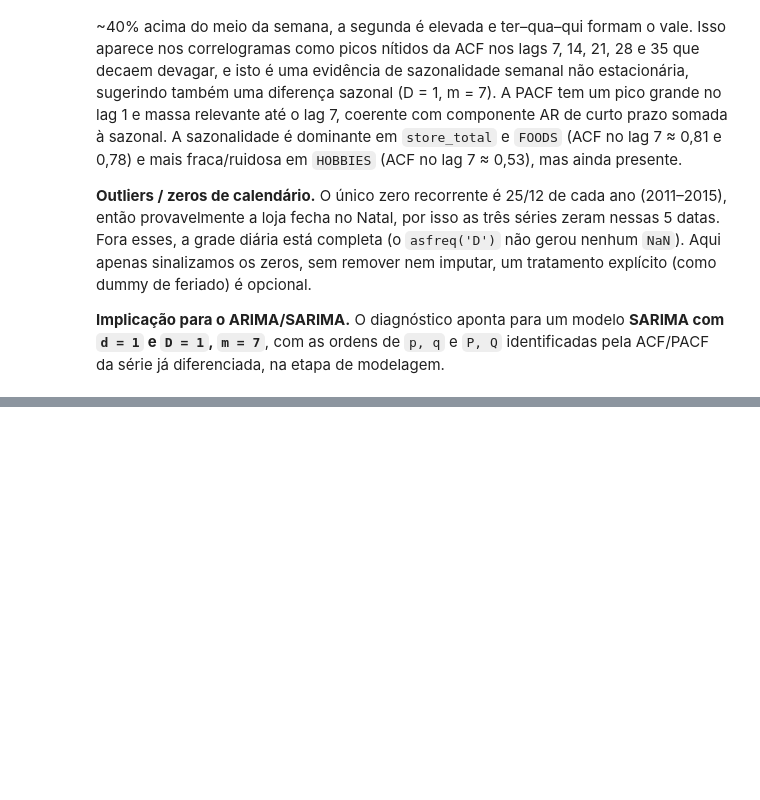
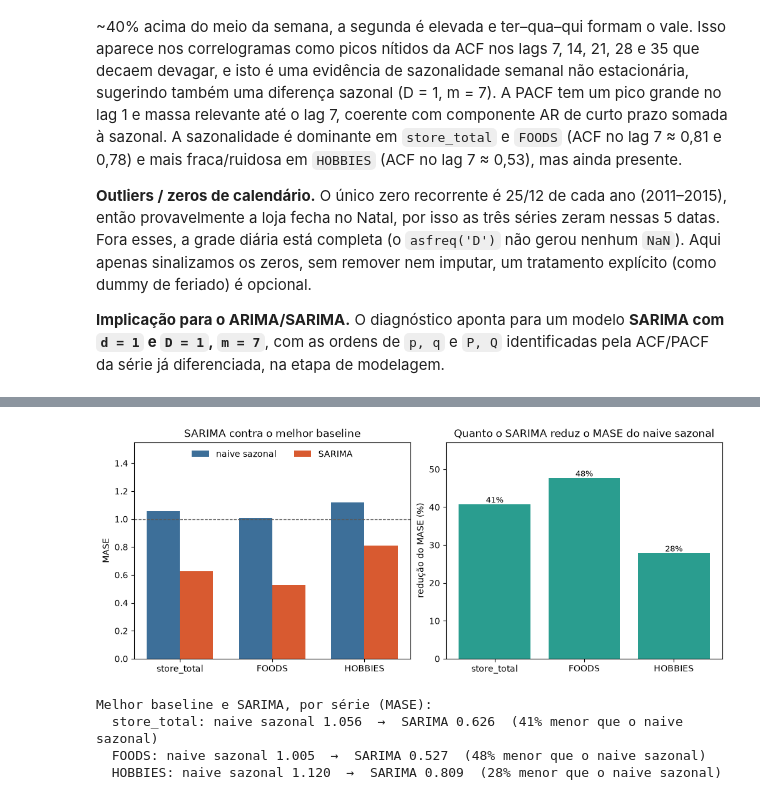
Before and after one commit to Nicholas2104/series-temporais-26-2, a Jupyter notebook: relatorio.ipynb, the cells around one changed output, grey strips where cells are left out. Saved outputs shown, nothing was run; the diff lists cells and outputs as text; code cells hidden in the pictures; blank space fills up the shorter version.

```diff
--- a/relatorio.ipynb
+++ b/relatorio.ipynb
@@ -76,0 +130,11 @@ display(resumo_zeros(treino))
+# %%
+fig = figura_sarima_vs_naive(metricas)
+display(fig)
+plt.close(fig)
+print(texto_comparacao(metricas))
+# %% [output]
+[figure, added]
+Melhor baseline e SARIMA, por série (MASE):
+  store_total: naive sazonal 1.056  →  SARIMA 0.626  (41% menor que o naive sazonal)
+  FOODS: naive sazonal 1.005  →  SARIMA 0.527  (48% menor que o naive sazonal)
+  HOBBIES: naive sazonal 1.120  →  SARIMA 0.809  (28% menor que o naive sazonal)
```
Also changed, not shown: parts of 7 cells of this notebook, 1 other file.
